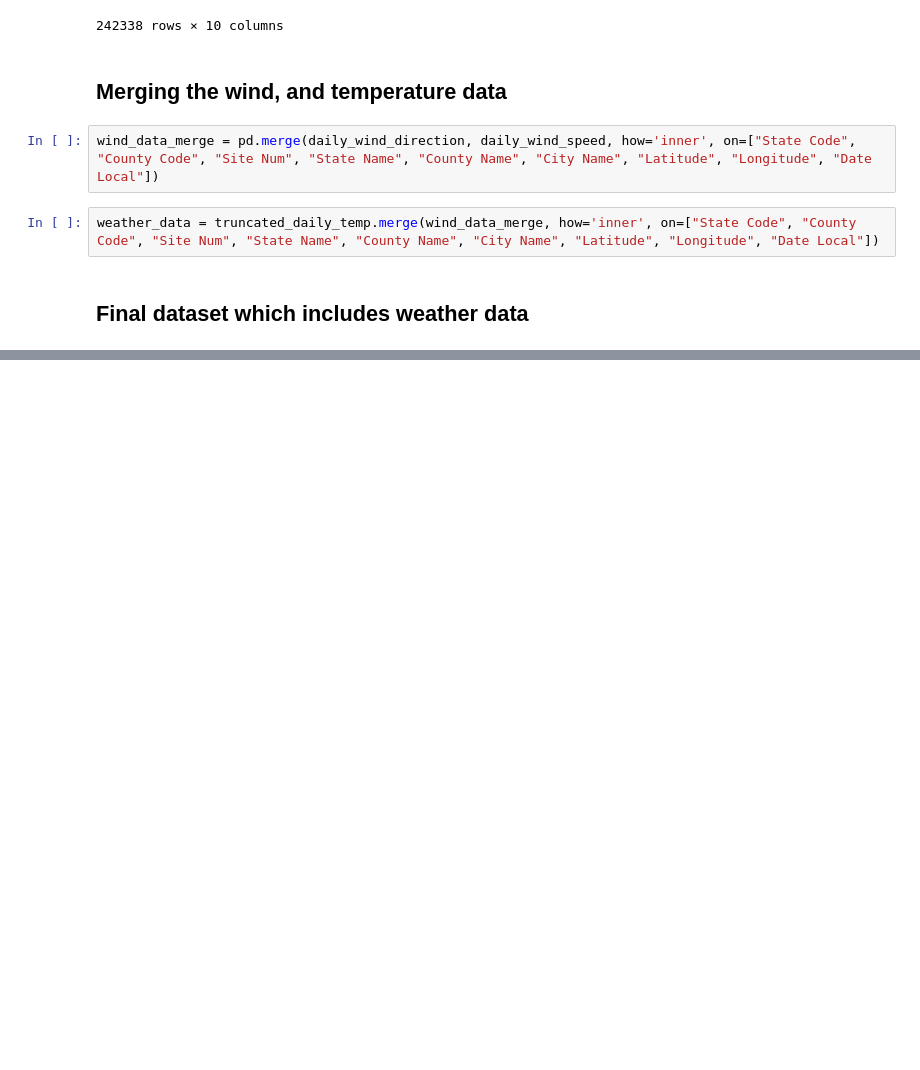
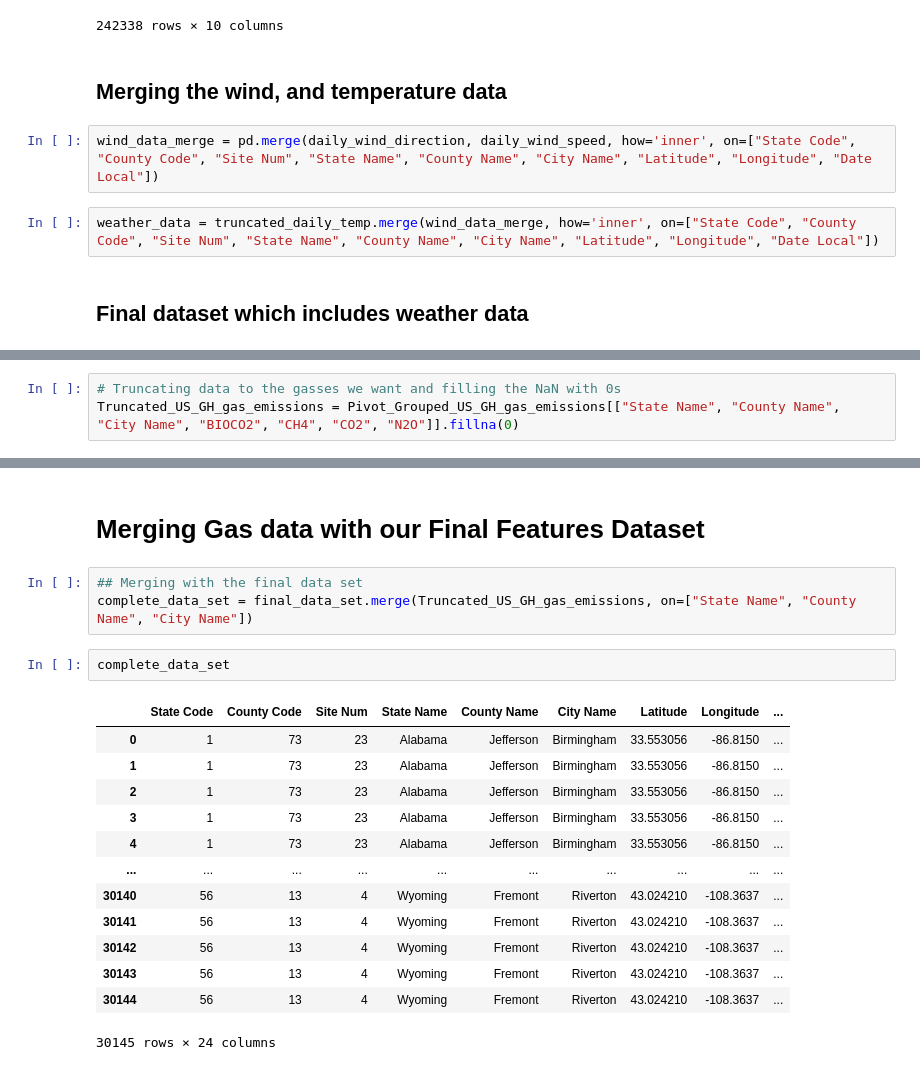
Before and after one commit to annamarieweber/AQI-predictor, a Jupyter notebook: Final_Project_EDA_Data_generation.ipynb, the cells around one changed output, grey strips where cells are left out. Saved outputs shown, nothing was run; the diff lists cells and outputs as text; blank space fills up the shorter version.

```diff
--- a/Final_Project_EDA_Data_generation.ipynb
+++ b/Final_Project_EDA_Data_generation.ipynb
@@ -266,0 +479,3 @@ weather_data
+# %%
+# Truncating data to the gasses we want and filling the NaN with 0s
+Truncated_US_GH_gas_emissions = Pivot_Grouped_US_GH_gas_emissions[["State Name", "County Name", "City Name", "BIOCO2", "CH4", "CO2", "N2O"]].fillna(0)
@@ -266,0 +498,21 @@ weather_data
+# %% [markdown]
+# Merging Gas data with our Final Features Dataset
+# %%
+## Merging with the final data set
+complete_data_set = final_data_set.merge(Truncated_US_GH_gas_emissions, on=["State Name", "County Name", "City Name"])
+# %%
+complete_data_set
+# %% [output]
+|  | State Code | County Code | Site Num | State Name | County Name | City Name | Latitude | Longitude | ... |
+| 0 | 1 | 73 | 23 | Alabama | Jefferson | Birmingham | 33.553056 | -86.8150 | ... |
+| 1 | 1 | 73 | 23 | Alabama | Jefferson | Birmingham | 33.553056 | -86.8150 | ... |
+| 2 | 1 | 73 | 23 | Alabama | Jefferson | Birmingham | 33.553056 | -86.8150 | ... |
+| 3 | 1 | 73 | 23 | Alabama | Jefferson | Birmingham | 33.553056 | -86.8150 | ... |
+| 4 | 1 | 73 | 23 | Alabama | Jefferson | Birmingham | 33.553056 | -86.8150 | ... |
+| ... | ... | ... | ... | ... | ... | ... | ... | ... | ... |
+| 30140 | 56 | 13 | 4 | Wyoming | Fremont | Riverton | 43.024210 | -108.3637 | ... |
+| 30141 | 56 | 13 | 4 | Wyoming | Fremont | Riverton | 43.024210 | -108.3637 | ... |
+| 30142 | 56 | 13 | 4 | Wyoming | Fremont | Riverton | 43.024210 | -108.3637 | ... |
+| 30143 | 56 | 13 | 4 | Wyoming | Fremont | Riverton | 43.024210 | -108.3637 | ... |
+| 30144 | 56 | 13 | 4 | Wyoming | Fremont | Riverton | 43.024210 | -108.3637 | ... |
+30145 rows × 24 columns
```
Also changed, not shown: parts of 38 cells of this notebook, 1 other file.
